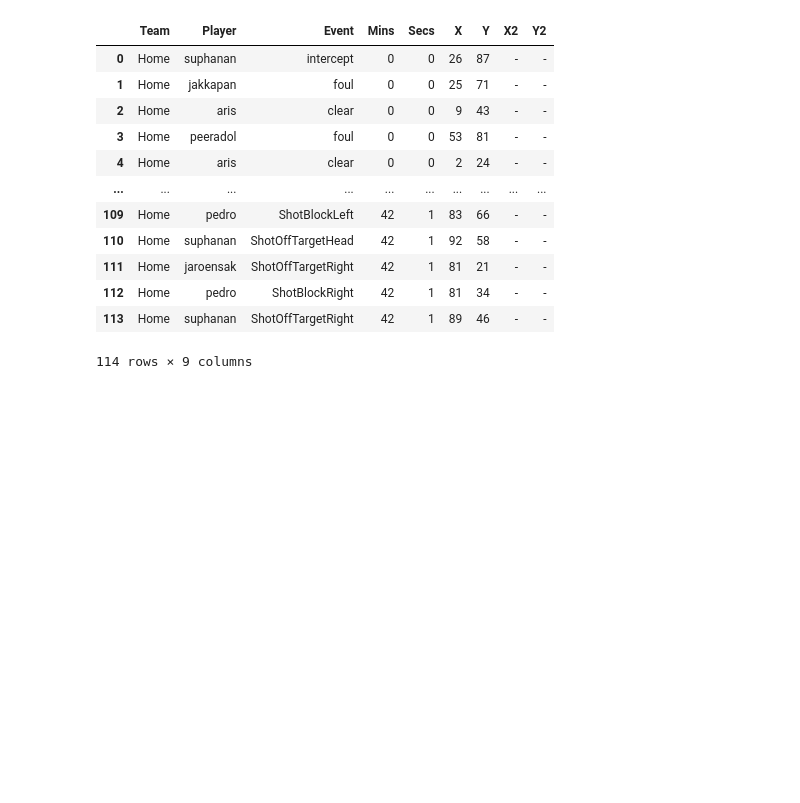
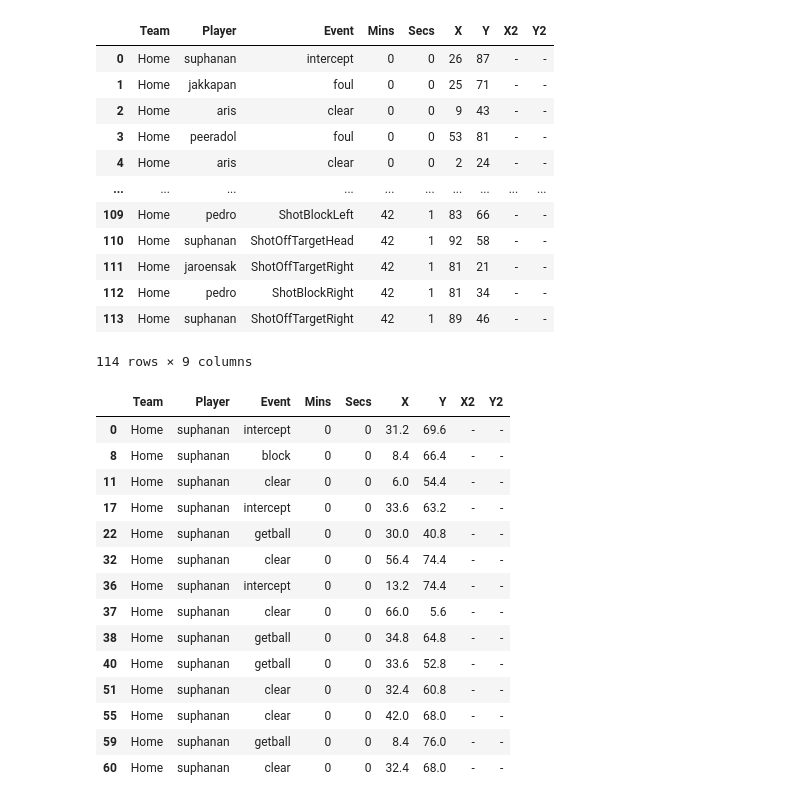
Before and after one commit to GookGai/Football_Thaileague_Analysis, a Jupyter notebook: EX/OtherBasic/oneplayerheatmap.ipynb, the cells around one changed output. Drawn from its saved outputs; the diff is of its cells as text; code cells hidden in the pictures; blank space fills up the shorter version.

```diff
--- a/EX/OtherBasic/oneplayerheatmap.ipynb
+++ b/EX/OtherBasic/oneplayerheatmap.ipynb
@@ -32,3 +34,21 @@ pdata = data[data['Player'] == player ]
+# %%
+pdatadef
+# %% [output]
+|  | Team | Player | Event | Mins | Secs | X | Y | X2 | Y2 |
+| 0 | Home | suphanan | intercept | 0 | 0 | 31.2 | 69.6 | - | - |
+| 8 | Home | suphanan | block | 0 | 0 | 8.4 | 66.4 | - | - |
+| 11 | Home | suphanan | clear | 0 | 0 | 6.0 | 54.4 | - | - |
+| 17 | Home | suphanan | intercept | 0 | 0 | 33.6 | 63.2 | - | - |
+| 22 | Home | suphanan | getball | 0 | 0 | 30.0 | 40.8 | - | - |
+| 32 | Home | suphanan | clear | 0 | 0 | 56.4 | 74.4 | - | - |
+| 36 | Home | suphanan | intercept | 0 | 0 | 13.2 | 74.4 | - | - |
+| 37 | Home | suphanan | clear | 0 | 0 | 66.0 | 5.6 | - | - |
+| 38 | Home | suphanan | getball | 0 | 0 | 34.8 | 64.8 | - | - |
+| 40 | Home | suphanan | getball | 0 | 0 | 33.6 | 52.8 | - | - |
+| 51 | Home | suphanan | clear | 0 | 0 | 32.4 | 60.8 | - | - |
+| 55 | Home | suphanan | clear | 0 | 0 | 42.0 | 68.0 | - | - |
+| 59 | Home | suphanan | getball | 0 | 0 | 8.4 | 76.0 | - | - |
+| 60 | Home | suphanan | clear | 0 | 0 | 32.4 | 68.0 | - | - |
 # %%
 pdata
 # %% [output]
```
Also changed, not shown: parts of 6 cells of this notebook.
